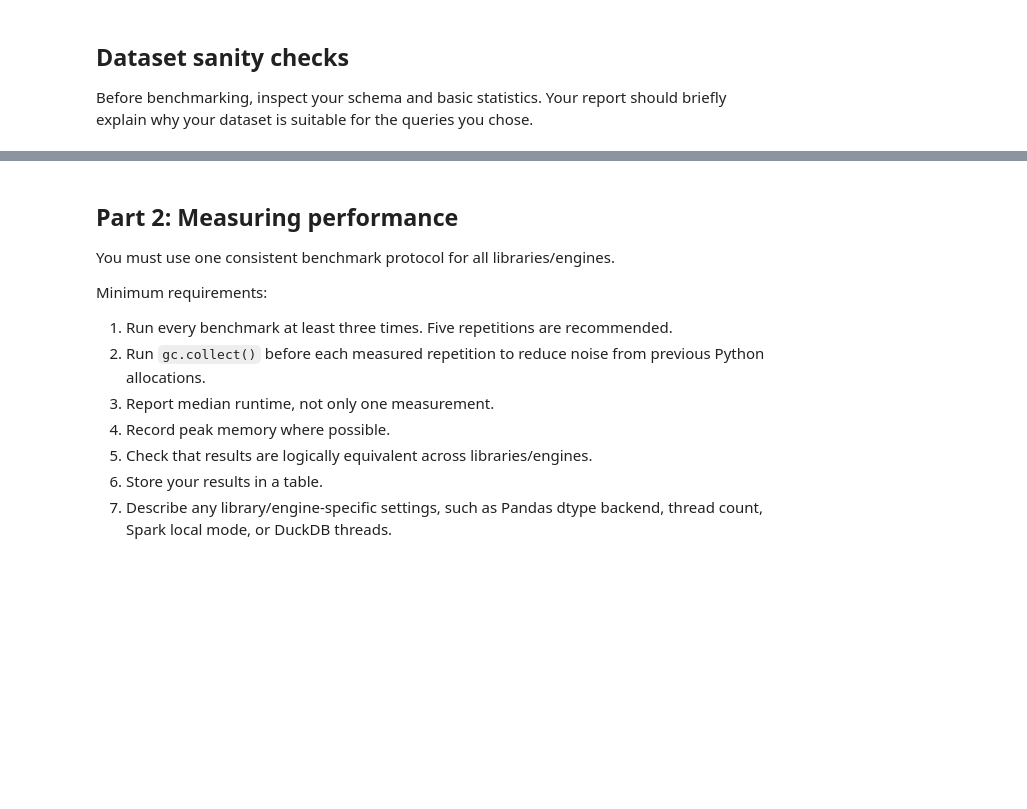
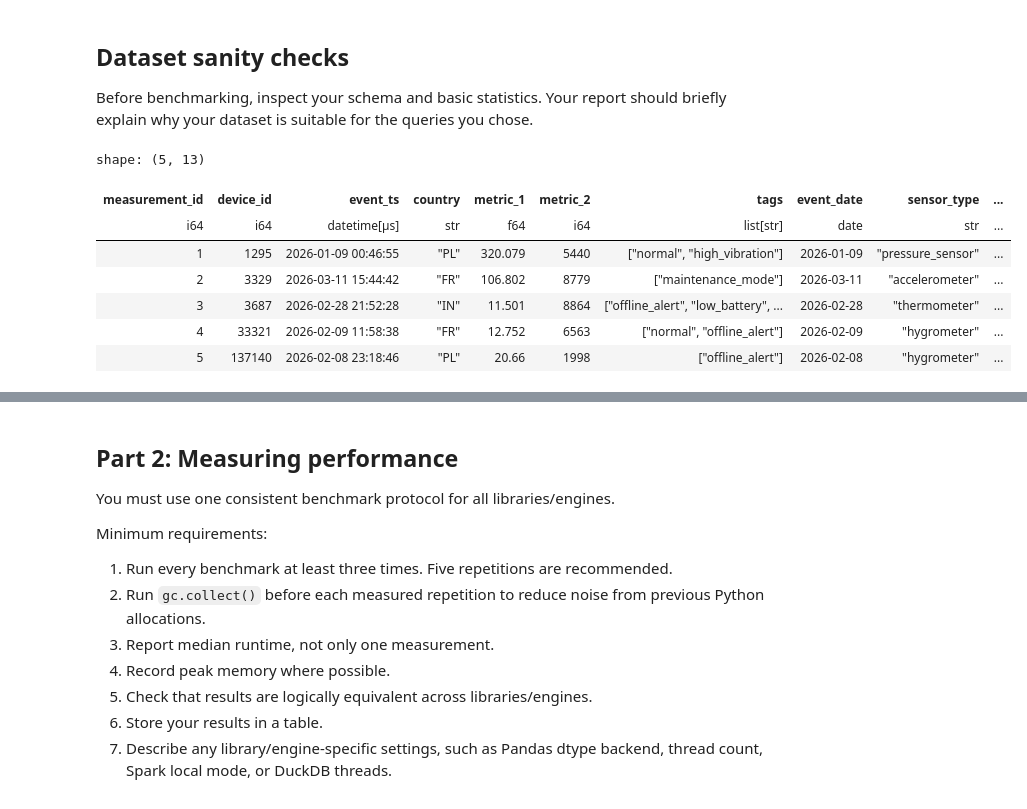
Before and after one commit to m-baj/tbd-workshop-1, a Jupyter notebook: notebooks/tbd_phase_2_26L.ipynb, the cells around one changed output, grey strips where cells are left out. Saved outputs shown, nothing was run; the diff lists cells and outputs as text; code cells hidden in the pictures; blank space fills up the shorter version.

```diff
--- a/notebooks/tbd_phase_2_26L.ipynb
+++ b/notebooks/tbd_phase_2_26L.ipynb
@@ -393,0 +391,12 @@ Before benchmarking, inspect your schema and basic statistics. Your report shoul
+# %%
+df = pl.read_parquet(EVENTS_PATH)
+df.head()
+# %% [output]
+shape: (5, 13)
+| measurement_id | device_id | event_ts | country | metric_1 | metric_2 | tags | event_date | sensor_type | ... |
+| i64 | i64 | datetime[μs] | str | f64 | i64 | list[str] | date | str | ... |
+| 1 | 1295 | 2026-01-09 00:46:55 | "PL" | 320.079 | 5440 | ["normal", "high_vibration"] | 2026-01-09 | "pressure_sensor" | ... |
+| 2 | 3329 | 2026-03-11 15:44:42 | "FR" | 106.802 | 8779 | ["maintenance_mode"] | 2026-03-11 | "accelerometer" | ... |
+| 3 | 3687 | 2026-02-28 21:52:28 | "IN" | 11.501 | 8864 | ["offline_alert", "low_battery", ... | 2026-02-28 | "thermometer" | ... |
+| 4 | 33321 | 2026-02-09 11:58:38 | "FR" | 12.752 | 6563 | ["normal", "offline_alert"] | 2026-02-09 | "hygrometer" | ... |
+| 5 | 137140 | 2026-02-08 23:18:46 | "PL" | 20.66 | 1998 | ["offline_alert"] | 2026-02-08 | "hygrometer" | ... |
```
Also changed, not shown: parts of 4 cells of this notebook, 1 other file.
